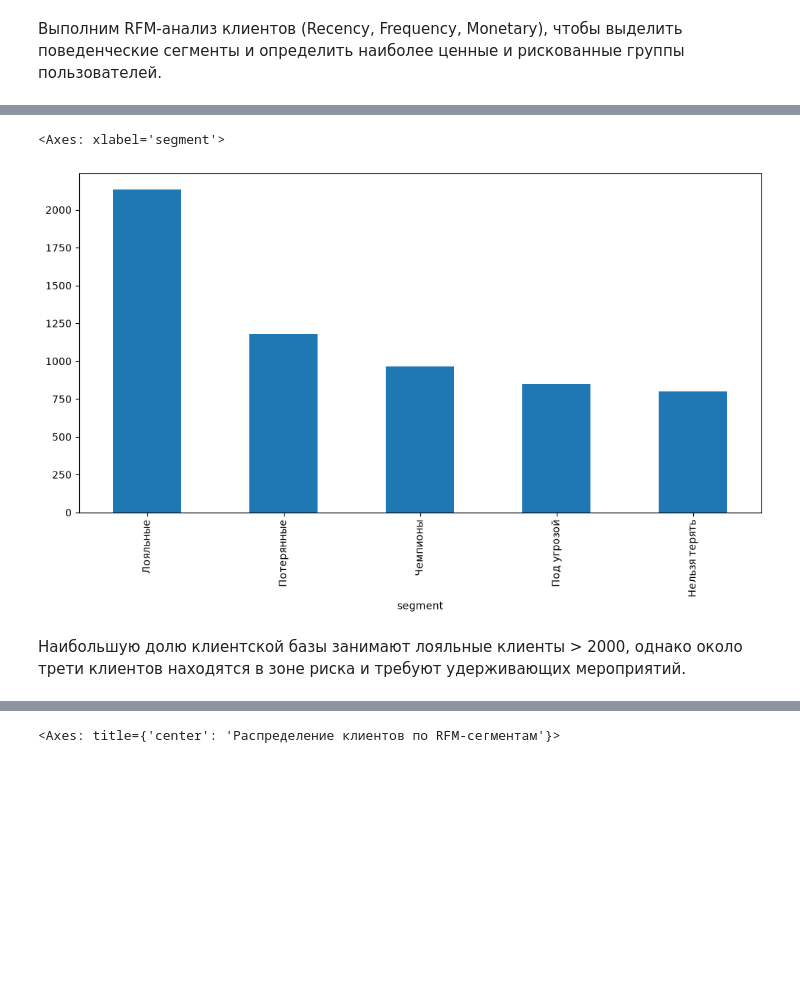
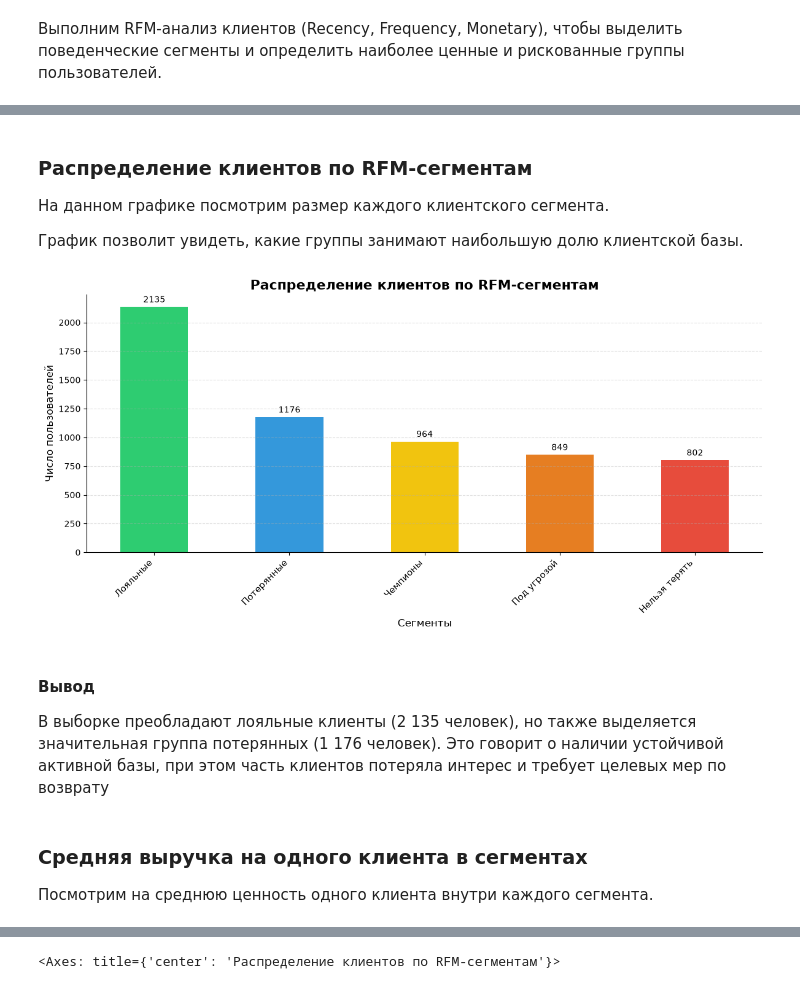
Before and after one commit to artkriukov/portfolio, a Jupyter notebook: projects/rfm-analysis-pharmacy/rfm-pharmacy-analysis.ipynb, the cells around one changed output, grey strips where cells are left out. Drawn from its saved outputs; the diff is of its cells as text; code cells hidden in the pictures; blank space fills up the shorter version.

Commit message:
[rfm-pharmacy-analysis] add plotting helper, chart conclusions, add ABC analysis SQL

```diff
--- a/projects/rfm-analysis-pharmacy/rfm-pharmacy-analysis.ipynb
+++ b/projects/rfm-analysis-pharmacy/rfm-pharmacy-analysis.ipynb
@@ -64,16 +109,31 @@ rfm
 | 2 | Чемпионы | 964 | 5926.0 | 11.51 | 10759.18 | 24.4 | ... |
 | 3 | Под угрозой | 849 | 5926.0 | 1.44 | 1210.53 | 100.4 | ... |
 | 4 | Нельзя терять | 802 | 5926.0 | 1.20 | 1065.11 | 153.2 | ... |
+# %% [markdown]
+### Распределение клиентов по RFM-сегментам
+
+На данном графике посмотрим размер каждого клиентского сегмента.
+
+График позволит увидеть, какие группы занимают наибольшую долю клиентской базы.
 # %%
-rfm.plot(
+draw_plot(
+    rfm,
     kind='bar',
     x='segment',
     y='customers',
-    legend=False
+    legend=False,
+    title='Распределение клиентов по RFM-сегментам',
+    xlabel='Сегменты',
+    ylabel='Число пользователей'
 )
 # %% [output]
-<Axes: xlabel='segment'>
-[figure, old version]
+[figure, new version]
-# %% [markdown]
-Наибольшую долю клиентской базы занимают лояльные клиенты > 2000, однако около трети клиентов находятся в зоне риска и требуют удерживающих мероприятий.
+# %% [markdown]
+#### Вывод
+
+В выборке преобладают лояльные клиенты (2 135 человек), но также выделяется значительная группа потерянных (1 176 человек). Это говорит о наличии устойчивой активной базы, при этом часть клиентов потеряла интерес и требует целевых мер по возврату
+# %% [markdown]
+### Средняя выручка на одного клиента в сегментах
+
+Посмотрим на среднюю ценность одного клиента внутри каждого сегмента.
 # %%
```
Also changed, not shown: parts of 19 cells of this notebook, 1 other file.
